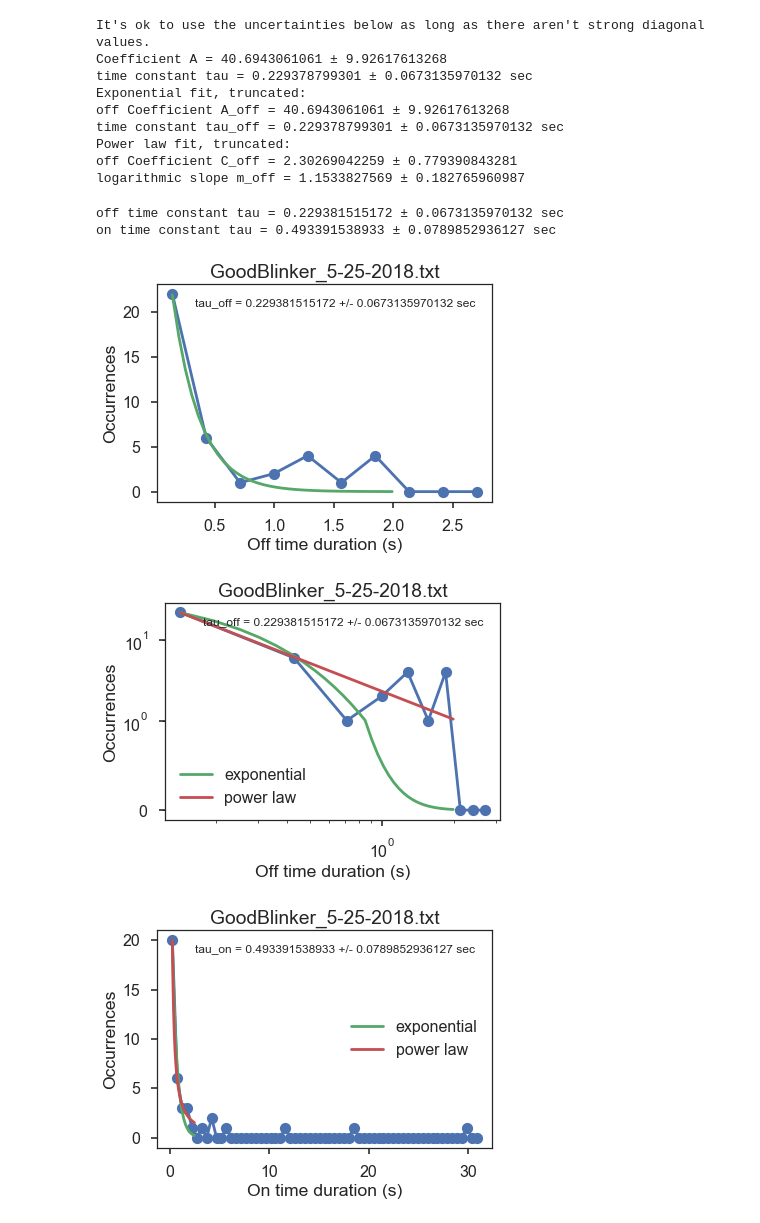
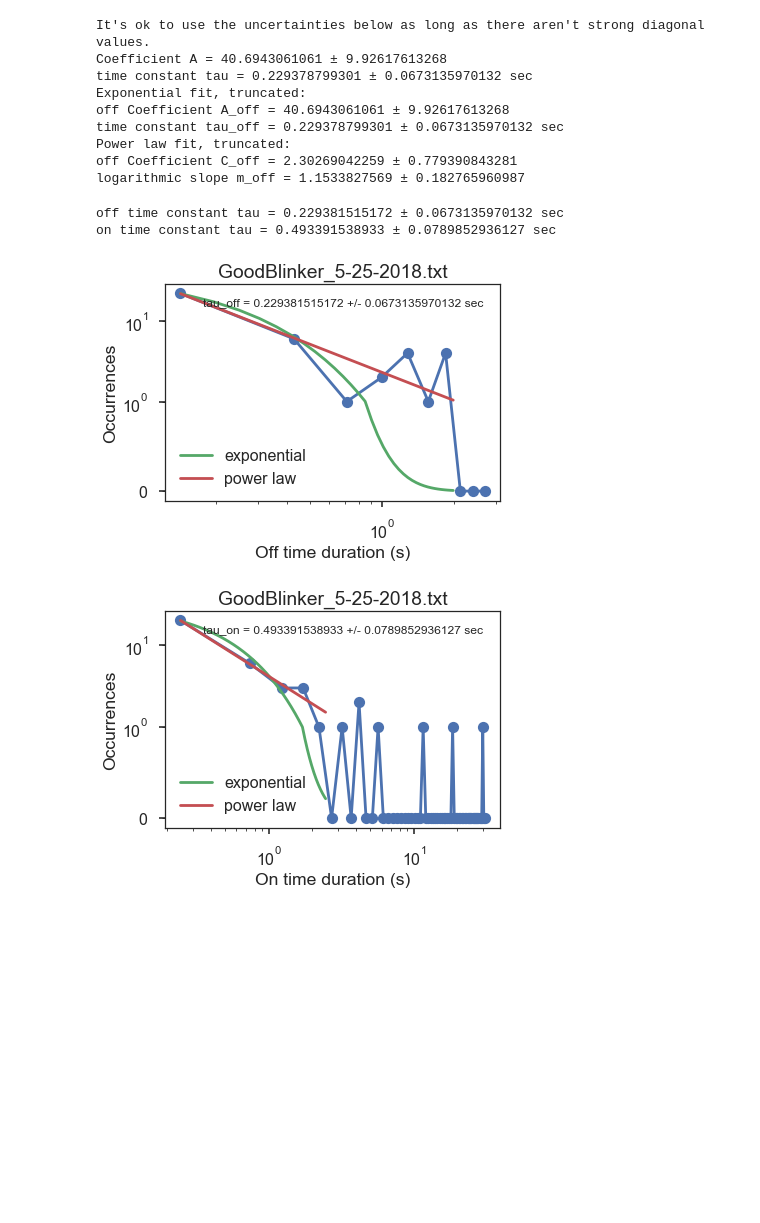
Before and after one commit to vivarose/blinker_analysis, a Jupyter notebook: blinker_analysis_with_exponential_fit.ipynb, the cells around one changed output. Drawn from its saved outputs; the diff is of its cells as text; code cells hidden in the pictures; blank space fills up the shorter version.

Commit message:
Use saveeveryfig function

```diff
--- a/blinker_analysis_with_exponential_fit.ipynb
+++ b/blinker_analysis_with_exponential_fit.ipynb
@@ -914,61 +940,34 @@ infostr = ''
 fig,ax1 = plt.subplots()
 ax1.plot(centeredoffbins,offhist[0],'o-')
 plt.xlabel('Off time duration (s)')
 plt.ylabel('Occurrences')
 ax1.plot(offfitx,offfitexptrunc, label="exponential")
 plt.text(0.95,0.9,'tau_off = '  + str(offparamexp[1]) + ' +/- '  + str(np.sqrt(offpcovexp[1,1])) + ' sec',
          horizontalalignment='right', transform = ax1.transAxes, fontsize=12)
 plt.title(filename)
 
-fig.savefig(today + ',' + filename+',offblinks' + infostr + '.pdf', bbox_inches='tight', dpi=200)
-plt.savefig(today + ',' + filename+',offblinks' + infostr + '.png', bbox_inches='tight', dpi=200)
-
-ax1.set_yscale('symlog', linthreshy=1)
-plt.savefig(today + ',' + filename+',offblinks' + infostr + ',semisymlog.pdf', bbox_inches='tight', dpi=200)
-plt.savefig(today + ',' + filename+',offblinks' + infostr + ',semisymlog.png', bbox_inches='tight', dpi=200)
-
-ax1.set_yscale('linear')
-ax1.plot(offfitx, offfitpowtrunc, label="power law")
-plt.legend(loc=5)
-plt.savefig(today + ',' + filename+',offblinks' + infostr + ',powfit.pdf', bbox_inches='tight', dpi=200)
-plt.savefig(today + ',' + filename+',offblinks' + infostr + ',powfit.png', bbox_inches='tight', dpi=200)
-
-ax1.set_yscale('symlog', linthreshy=1)
-plt.legend(loc=3)
-plt.savefig(today + ',' + filename+',offblinks' + infostr + ',powfit,semisymlog.pdf', bbox_inches='tight', dpi=200)
-plt.savefig(today + ',' + filename+',offblinks' + infostr + ',powfit,semisymlog.png', bbox_inches='tight', dpi=200)
-
-ax1.set_xscale('log')
-plt.savefig(today + ',' + filename+',offblinks' + infostr + ',powfit,semisymloglog.pdf', bbox_inches='tight', dpi=200)
-plt.savefig(today + ',' + filename+',offblinks' + infostr + ',powfit,semisymloglog.png', bbox_inches='tight', dpi=200)
+saveeveryfig(fig,ax1,today + ',' + filename+',offblinks' + infostr,offfitx,offfitpowtrunc)
 
 print 'off time constant tau = ' + str(offparamexp[1]) + ' ± ' + str(np.sqrt(offpcovexp[1,1])) + ' sec'
 
 # On blinks
 fig,ax1 = plt.subplots()
 ax1.plot(centeredonbins,onhist[0],'o-')
 plt.xlabel('On time duration (s)')
 plt.ylabel('Occurrences')
 ax1.plot(onfitxtrunc,onfitexptrunc, label="exponential")
 plt.text(0.95,0.9,'tau_on = '  + str(onparamexp[1]) + ' +/- '  + str(np.sqrt(onpcovexp[1,1])) + ' sec',
          horizontalalignment='right', transform = ax1.transAxes, fontsize=12)
 plt.title(filename)
 
-plt.savefig(today + ',' + filename+',onblinks' + infostr + '.pdf', bbox_inches='tight', dpi=200)
-plt.savefig(today + ',' + filename+',onblinks' + infostr + '.png', bbox_inches='tight', dpi=200)
-
-ax1.plot(onfitxtrunc, onfitpowtrunc, label="power law")
-plt.legend(loc=5)
-plt.savefig(today + ',' + filename+',onblinks' + infostr + ',powfit.pdf', bbox_inches='tight', dpi=200)
-plt.savefig(today + ',' + filename+',onblinks' + infostr + ',powfit.png', bbox_inches='tight', dpi=200)
+saveeveryfig(fig,ax1,today + ',' + filename+',onblinks' + infostr,onfitxtrunc,onfitpowtrunc)
 
 print 'on time constant tau = ' + str(onparamexp[1]) + ' ± ' + str(np.sqrt(onpcovexp[1,1])) + ' sec'
 
 
 plt.show()
 # %% [output]
 off time constant tau = 0.229381515172 ± 0.0673135970132 sec
 on time constant tau = 0.493391538933 ± 0.0789852936127 sec
-[figure, old version]
+[figure, new version]
-[figure, old version]
+[figure, new version]
-[figure, removed]
```
Also changed, not shown: parts of 2 cells of this notebook.
